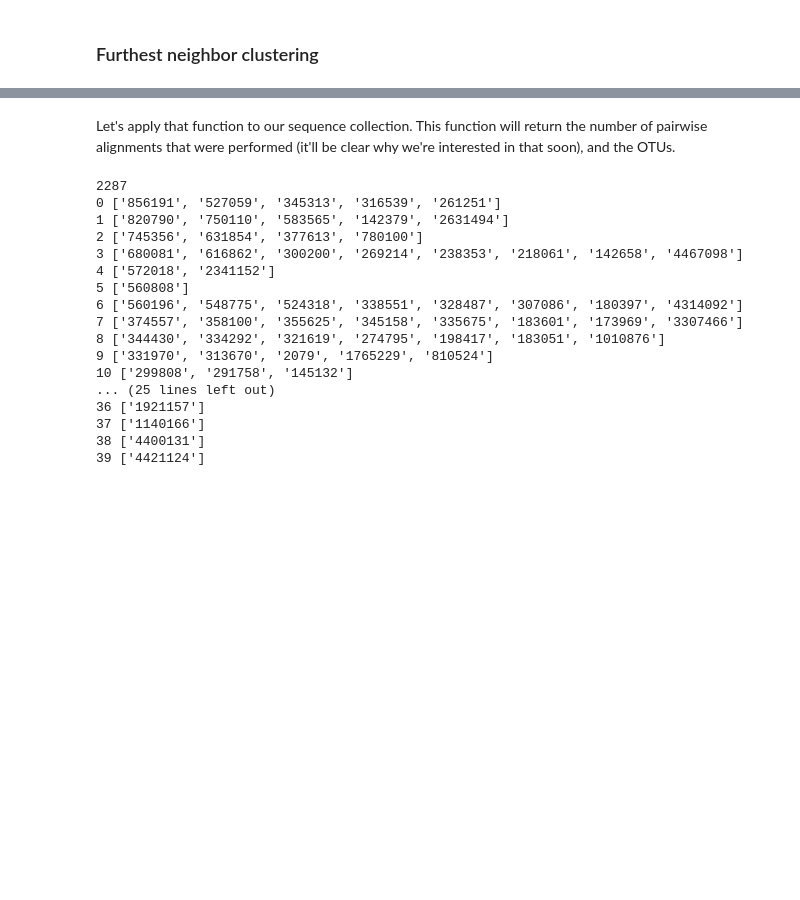
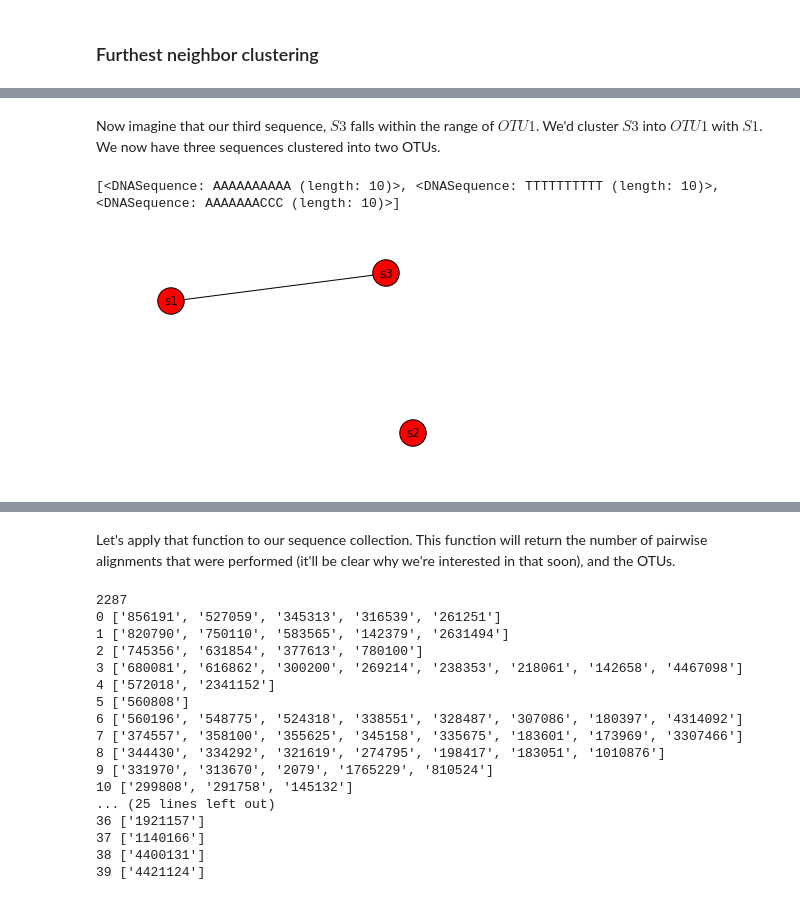
Before and after one commit to applied-bioinformatics/An-Introduction-To-Applied-Bioinformatics, a Jupyter notebook: fundamentals/sequence-mapping-and-clustering.ipynb, the cells around one changed output, grey strips where cells are left out. Drawn from its saved outputs; the diff is of its cells as text; code cells hidden in the pictures; blank space fills up the shorter version.

```diff
--- a/fundamentals/sequence-mapping-and-clustering.ipynb
+++ b/fundamentals/sequence-mapping-and-clustering.ipynb
@@ -156,0 +129,9 @@ Now let's implement this and experiment with it.
+# %% [markdown]
+Now imagine that our third sequence, $S3$ falls within the range of $OTU1$. We'd cluster $S3$ into $OTU1$ with $S1$. We now have three sequences clustered into two OTUs.
+# %%
+s3 = DNA('AAAAAAACCC', 's3')
+G.add_edge(s1, s3)
+draw_network(G)
+# %% [output]
+[<DNASequence: AAAAAAAAAA (length: 10)>, <DNASequence: TTTTTTTTTT (length: 10)>, <DNASequence: AAAAAAACCC (length: 10)>]
+[figure, added]
```
Also changed, not shown: parts of 14 cells of this notebook.
